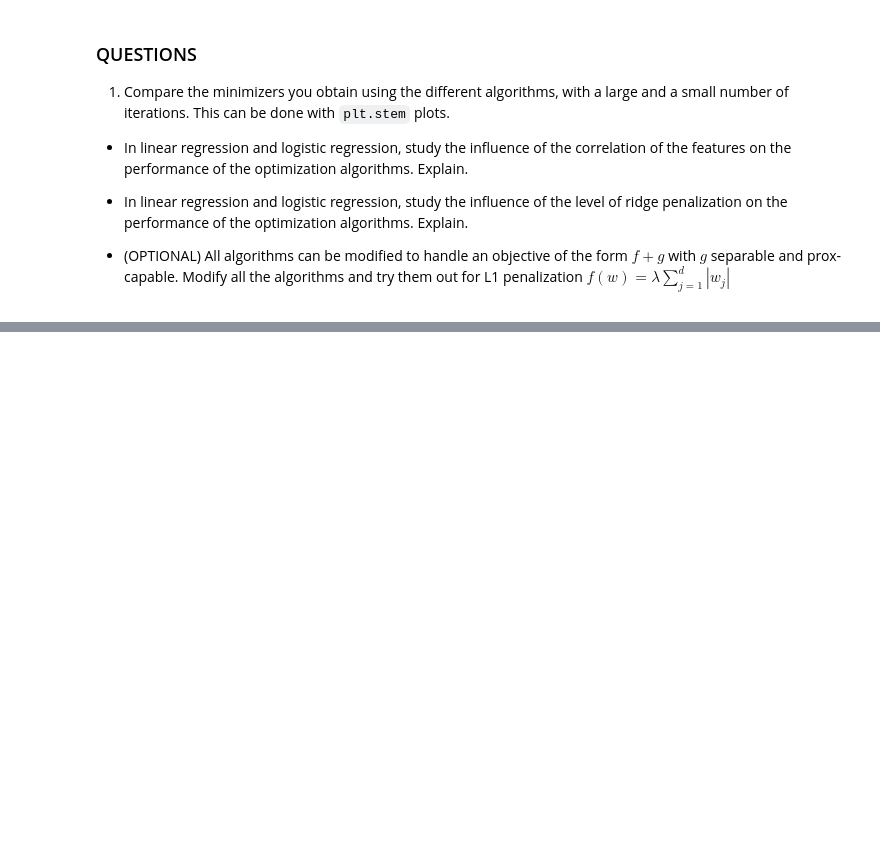
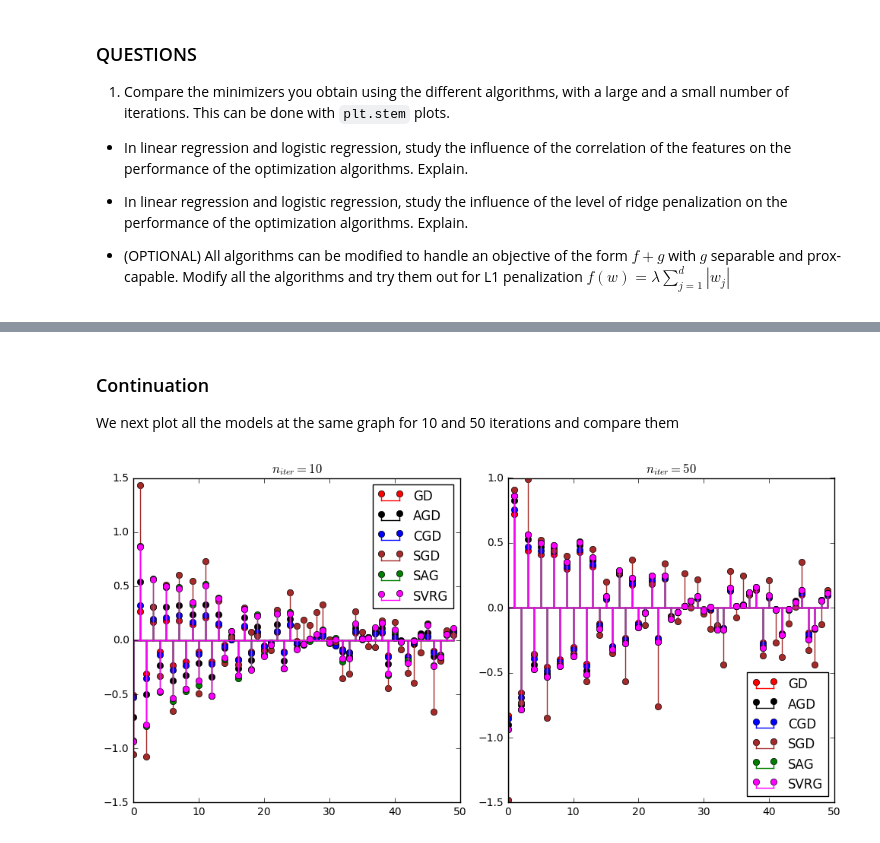
Before and after one commit to FelipeAndresG/ML-2, a Jupyter notebook: tp.ipynb, the cells around one changed output, grey strips where cells are left out. Drawn from its saved outputs; the diff is of its cells as text; code cells hidden in the pictures; blank space fills up the shorter version.

```diff
--- a/tp.ipynb
+++ b/tp.ipynb
@@ -771,0 +821,32 @@ enumerate(names)
+# %% [markdown]
+### Continuation
+We next plot all the models at the same graph for 10 and 50 iterations and compare them
+# %%
+plt.figure(figsize=(10, 5))
+colors = ['red', 'black', 'blue', 'brown', 'green', 'magenta']
+
+# plot niter 10
+plt.subplot(1,2,1)
+for i, (weight, name, c) in enumerate(zip(weights, names, colors)):
+    stem = plt.stem(weight, label=name, lw=2)
+    plt.setp(stem, color=c)
+
+plt.tight_layout()
+plt.xlim((0, n_features))
+plt.title("$n_{iter} = 10$")
+plt.legend(loc='best')
+plt.tight_layout()
+
+# plot niter 50
+plt.subplot(1,2,2)
+for i, (weight, name, c) in enumerate(zip(weights2, names, colors)):
+    stem = plt.stem(weight, label=name, lw=2)
+    plt.setp(stem, color=c)
+
+plt.tight_layout()
+plt.xlim((0, n_features))
+plt.title("$n_{iter} = 50$")
+plt.legend(loc='best')
+plt.tight_layout()
+# %% [output]
+[figure, added]
```
Also changed, not shown: parts of 26 cells of this notebook.
